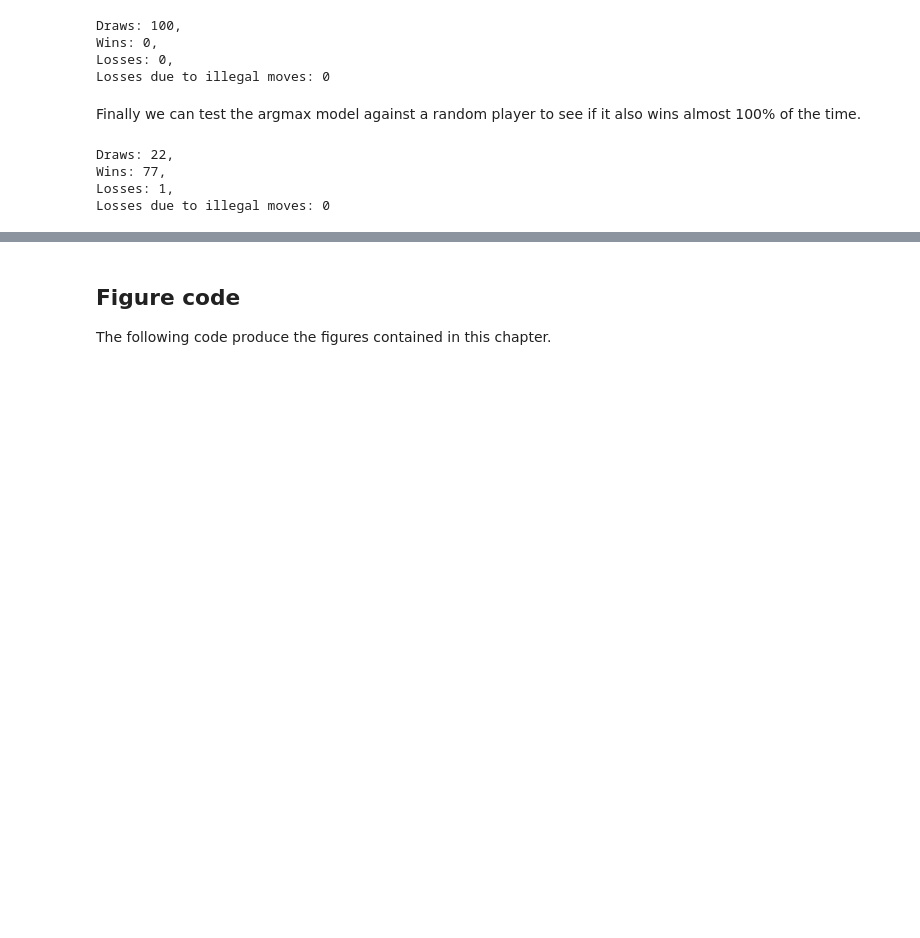
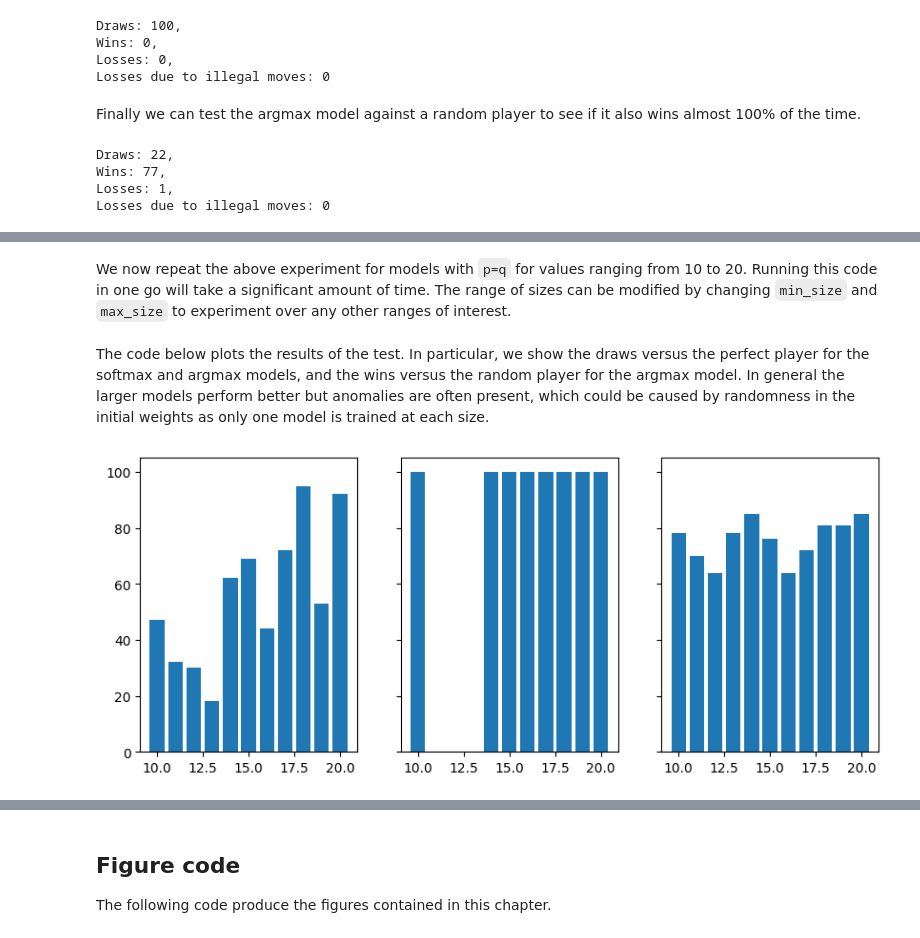
Before and after one commit to HectorLeitch/mas6041, a Jupyter notebook: try_ox.ipynb, the cells around one changed output, grey strips where cells are left out. Cells and saved outputs as stored; diff of their text form; code cells hidden in the pictures; blank space fills up the shorter version.

Commit message:
successful OX experiment run

```diff
--- a/try_ox.ipynb
+++ b/try_ox.ipynb
@@ -149,0 +129,31 @@ Layer 2:
+# %% [markdown]
+We now repeat the above experiment for models with `p=q` for values ranging from 10 to 20. Running this code in one go will take a significant amount of time. The range of sizes can be modified by changing `min_size` and `max_size` to experiment over any other ranges of interest.
+# %%
+min_size = 10
+max_size = 20
+
+models = []
+hists = []
+for size in range(min_size, max_size+1):
+    M = make_simple_model(p=size, q=size, r=0.002)
+    hist = train_model_suggestions(M=M, epochs=1000, batch_size=64)
+    models.append(M)
+    hists.append(hist)
+# %%
+results_data = test_models(models=models)
+# %% [markdown]
+The code below plots the results of the test. In particular, we show the draws versus the perfect player for the softmax and argmax models, and the wins versus the random player for the argmax model. In general the larger models perform better but anomalies are often present, which could be caused by randomness in the initial weights as only one model is trained at each size.
+# %%
+df = pd.DataFrame(list(zip(range(min_size,max_size+1), results_data)), columns=['size','results'])
+df['draws_softmax'] = [r[0][0] for r in df['results']]
+df['draws_argmax'] = [r[1][0] for r in df['results']]
+df['wins_rand'] = [r[2][1] for r in df['results']]
+
+fig, ax = plt.subplots(1, 3, sharex='col', sharey='row', figsize=(10, 4))
+
+ax[0].bar(df['size'], df['draws_softmax'])
+ax[1].bar(df['size'], df['draws_argmax'])
+ax[2].bar(df['size'], df['wins_rand'])
+plt.show()
+# %% [output]
+[figure, added]
```
Also changed, not shown: parts of 25 cells of this notebook, 2 other files.
